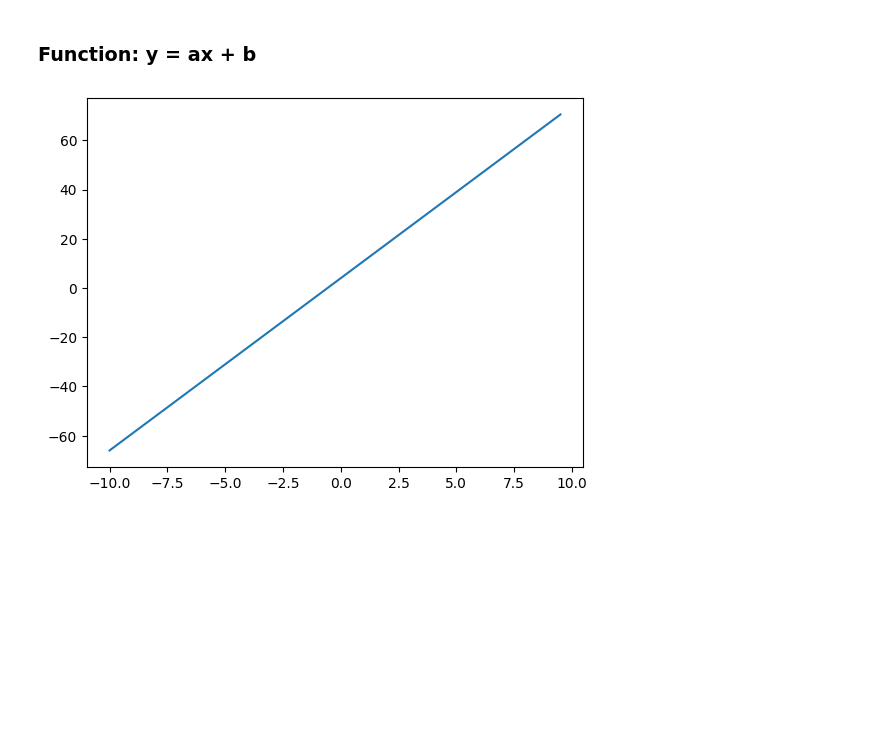
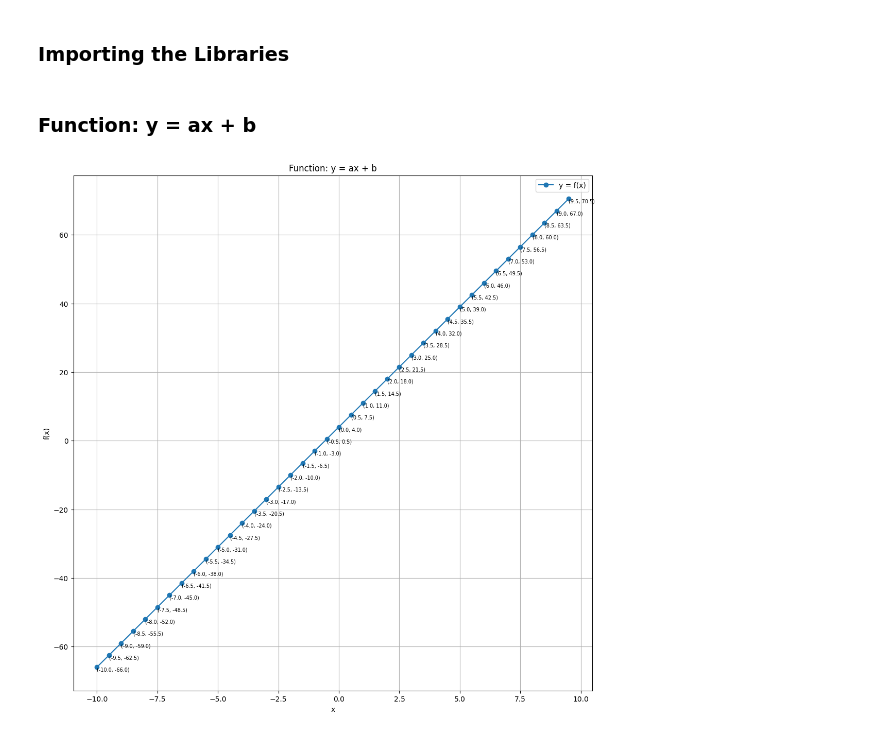
Before and after one commit to ahnafshahrear/Artificial-Intelligence-Lab, a Jupyter notebook: Task 1/linear-nonlinear-function.ipynb, the cells around one changed output. Saved outputs shown, nothing was run; the diff lists cells and outputs as text; code cells hidden in the pictures; blank space fills up the shorter version.

Commit message:
linear-nonlinear-function updated

```diff
--- a/Task 1/linear-nonlinear-function.ipynb
+++ b/Task 1/linear-nonlinear-function.ipynb
@@ -0,0 +1,2 @@
+# %% [markdown]
+### Importing the Libraries
@@ -1,15 +6,22 @@
 # %% [markdown]
 ### Function: y = ax + b
-# %%
-import numpy as np
-import matplotlib.pyplot as plt
-
-x = np.arange(-10, 10, 0.5, dtype = np.float64)
-a = 7
-b = 4
-y = a * x + b
-
-plt.plot(x, y)
-plt.show()
-# %% [output]
-[figure, removed]
+# %%
+x = np.arange(-10, 10, 0.5, dtype = np.float64)
+a = 7
+b = 4
+y = a * x + b
+
+plt.figure(figsize = (13, 13))
+plt.title("Function: y = ax + b")
+plt.xlabel("x")
+plt.ylabel("f(x)")
+plt.plot(x, y, marker = "o", label = "y = f(x)")
+plt.grid()
+
+for i, (xi, yi) in enumerate(zip(x, y)):
+    plt.text(xi, yi, f"({round(xi, 1)}, {round(yi, 1)})", fontsize = 7, ha = "left", va = "top")
+
+plt.legend()
+plt.show()
+# %% [output]
+[figure, added]
```
Also changed, not shown: parts of 7 cells of this notebook.
